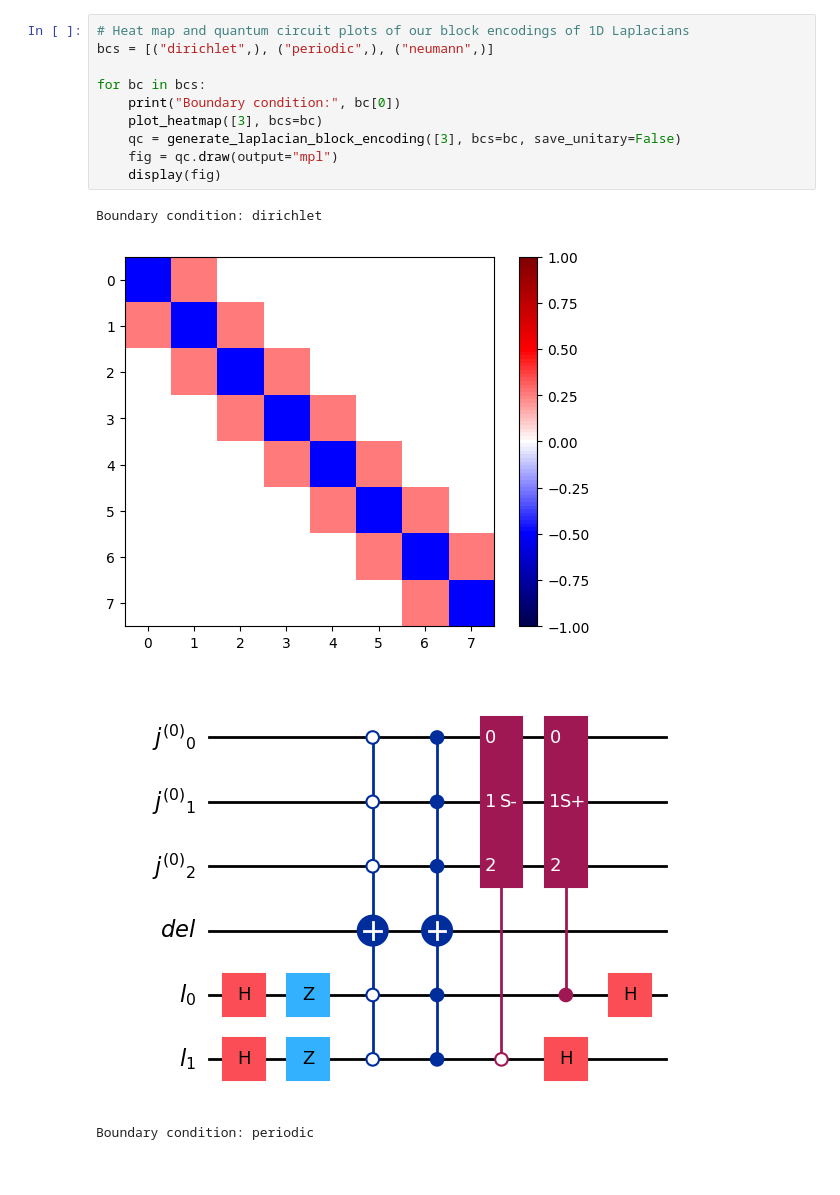
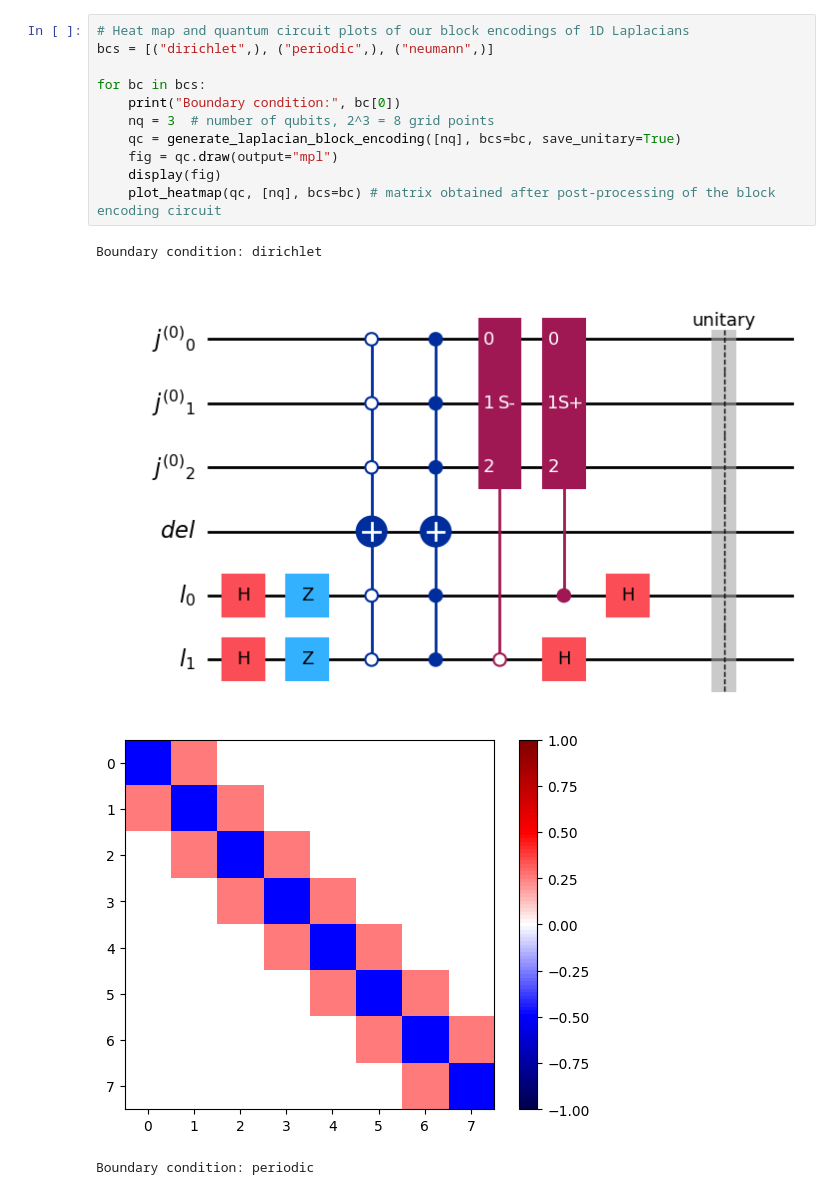
Before and after one commit to TDC28/laplacian_beqc, a Jupyter notebook: demo.ipynb, the cells around one changed output. Cells and saved outputs as stored; diff of their text form.

```diff
--- a/demo.ipynb
+++ b/demo.ipynb
@@ -10,15 +14,16 @@ from utils import plot_heatmap
 # %%
 # Heat map and quantum circuit plots of our block encodings of 1D Laplacians
 bcs = [("dirichlet",), ("periodic",), ("neumann",)]
 
 for bc in bcs:
     print("Boundary condition:", bc[0])
-    plot_heatmap([3], bcs=bc)
-    qc = generate_laplacian_block_encoding([3], bcs=bc, save_unitary=False)
+    nq = 3  # number of qubits, 2^3 = 8 grid points
+    qc = generate_laplacian_block_encoding([nq], bcs=bc, save_unitary=True)
     fig = qc.draw(output="mpl")
     display(fig)
+    plot_heatmap(qc, [nq], bcs=bc) # matrix obtained after post-processing of the block encoding circuit
 # %% [output]
 Boundary condition: dirichlet
-[figure, old version]
+[figure, new version]
-[figure, old version]
+[figure, new version]
 Boundary condition: periodic
```
Also changed, not shown: parts of 17 cells of this notebook, 13 other files.
